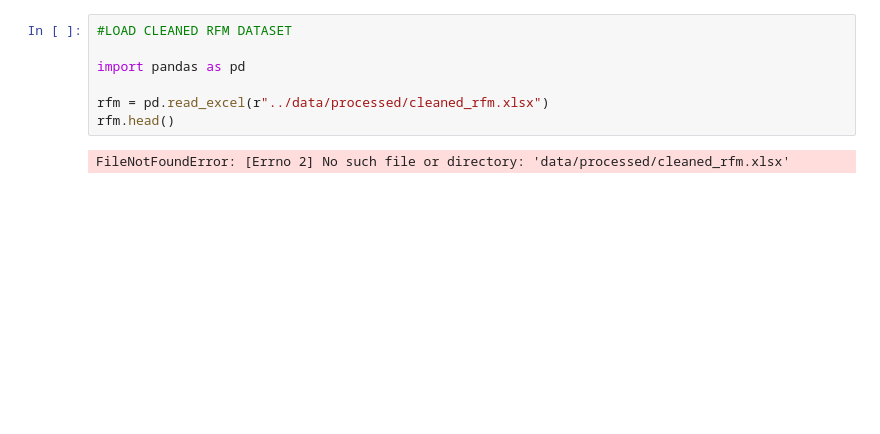
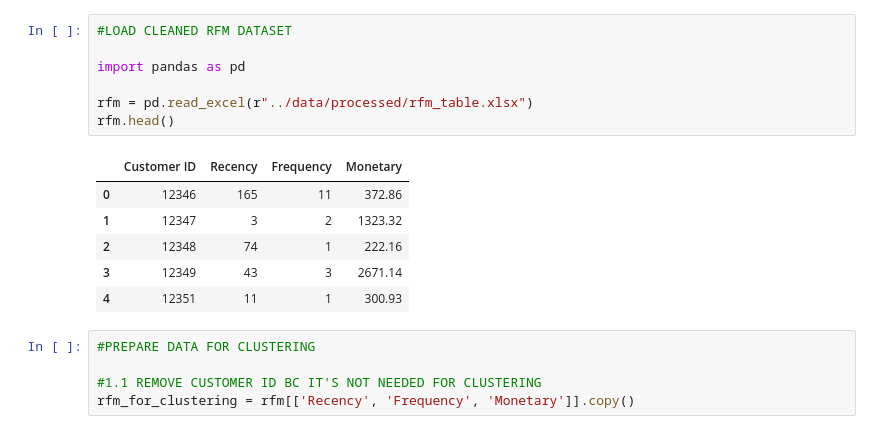
Before and after one commit to kopochryso/customer-segmentation, a Jupyter notebook: notebooks/03-clustering.ipynb, the cells around one changed output. Drawn from its saved outputs; the diff is of its cells as text; blank space fills up the shorter version.

Commit message:
updates on 03-clustering

```diff
--- a/notebooks/03-clustering.ipynb
+++ b/notebooks/03-clustering.ipynb
@@ -1,9 +1,19 @@
 # %%
 #LOAD CLEANED RFM DATASET
 
 import pandas as pd
 
-rfm = pd.read_excel(r"../data/processed/cleaned_rfm.xlsx")
+rfm = pd.read_excel(r"../data/processed/rfm_table.xlsx")
 rfm.head()
 # %% [output]
-FileNotFoundError: [Errno 2] No such file or directory: 'data/processed/cleaned_rfm.xlsx'
+|  | Customer ID | Recency | Frequency | Monetary |
+| 0 | 12346 | 165 | 11 | 372.86 |
+| 1 | 12347 | 3 | 2 | 1323.32 |
+| 2 | 12348 | 74 | 1 | 222.16 |
+| 3 | 12349 | 43 | 3 | 2671.14 |
+| 4 | 12351 | 11 | 1 | 300.93 |
+# %%
+#PREPARE DATA FOR CLUSTERING
+
+#1.1 REMOVE CUSTOMER ID BC IT'S NOT NEEDED FOR CLUSTERING
+rfm_for_clustering = rfm[['Recency', 'Frequency', 'Monetary']].copy()
```
Also changed, not shown: parts of 5 cells of this notebook.
